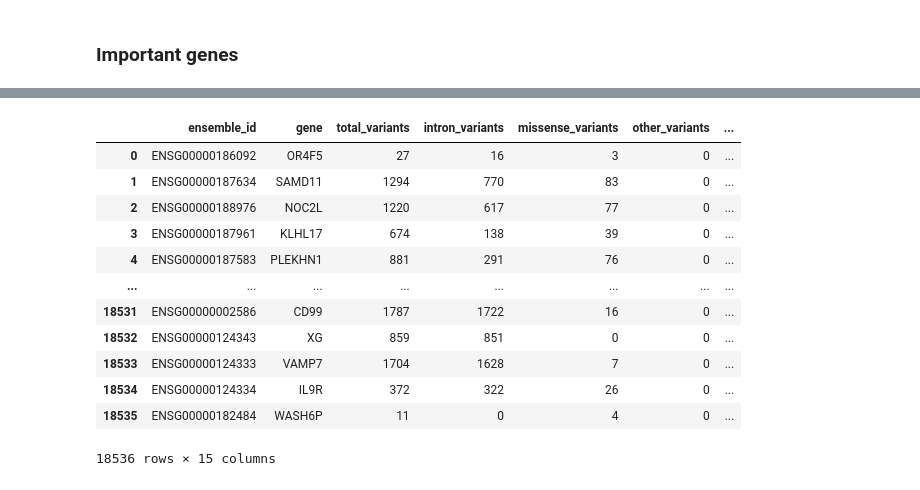
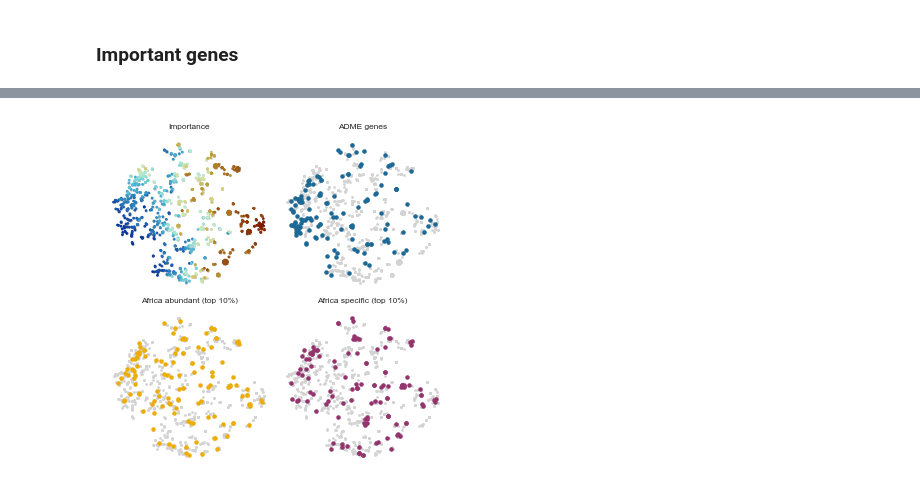
Before and after one commit to ersilia-os/pharmacogx-embeddings, a Jupyter notebook: paper/figure1_topic_modeling.ipynb, the cells around one changed output, grey strips where cells are left out. Cells and saved outputs as stored; diff of their text form; code cells hidden in the pictures.

Commit message:
more plots

```diff
--- a/paper/figure1_topic_modeling.ipynb
+++ b/paper/figure1_topic_modeling.ipynb
@@ -328,16 +317,64 @@ plt.scatter(x, y)
-# %%
-dv
-# %% [output]
-|  | ensemble_id | gene | total_variants | intron_variants | missense_variants | other_variants | ... |
-| 0 | ENSG00000186092 | OR4F5 | 27 | 16 | 3 | 0 | ... |
-| 1 | ENSG00000187634 | SAMD11 | 1294 | 770 | 83 | 0 | ... |
-| 2 | ENSG00000188976 | NOC2L | 1220 | 617 | 77 | 0 | ... |
-| 3 | ENSG00000187961 | KLHL17 | 674 | 138 | 39 | 0 | ... |
-| 4 | ENSG00000187583 | PLEKHN1 | 881 | 291 | 76 | 0 | ... |
-| ... | ... | ... | ... | ... | ... | ... | ... |
-| 18531 | ENSG00000002586 | CD99 | 1787 | 1722 | 16 | 0 | ... |
-| 18532 | ENSG00000124343 | XG | 859 | 851 | 0 | 0 | ... |
-| 18533 | ENSG00000124333 | VAMP7 | 1704 | 1628 | 7 | 0 | ... |
-| 18534 | ENSG00000124334 | IL9R | 372 | 322 | 26 | 0 | ... |
-| 18535 | ENSG00000182484 | WASH6P | 11 | 0 | 4 | 0 | ... |
-18536 rows × 15 columns
+# %%
+import stylia.colors
+
+
+fig, axs = stylia.create_figure(2, 2, width=TWO_COLUMNS_WIDTH*0.5, height=TWO_COLUMNS_WIDTH*0.5)
+
+ax = axs.next()
+x = df["proj_x"]
+y = df["proj_y"]
+ax.scatter(x, y, color=named_colors.gray, s=1)
+z = df["importance"]
+cmap = stylia.colors.colors.ContinuousColorMap()
+cmap.fit(z)
+colors = cmap.transform(z)
+ax.scatter(x, y, color=colors, s=1)
+ax.set_axis_off()
+stylia.label(ax=ax, title="Importance", xlabel="", ylabel="")
+
+ax = axs.next()
+x = df["proj_x"]
+y = df["proj_y"]
+ax.scatter(x, y, color="lightgray", s=1)
+x = df[df["is_adme"] == 1]["proj_x"]
+y = df[df["is_adme"] == 1]["proj_y"]
+ax.scatter(x, y, color=named_colors.blue, s=5)
+ax.set_axis_off()
+stylia.label(ax=ax, title="ADME genes", xlabel="", ylabel="")
+
+ax = axs.next()
+x = df["proj_x"]
+y = df["proj_y"]
+ax.scatter(x, y, color=named_colors.gray, s=1)
+z = df["afr_abundant_variants_perc"]
+cmap = stylia.colors.colors.ContinuousColorMap()
+cmap.fit(z)
+colors = cmap.transform(z)
+idxs = []
+for i, v in enumerate(z):
+    if v > 90:
+        idxs.append(i)
+ax.scatter([x[i] for i in idxs], [y[i] for i in idxs], color=named_colors.yellow, s=5)
+ax.set_axis_off()
+stylia.label(ax=ax, title="Africa abundant (top 10%)", xlabel="", ylabel="")
+
+ax = axs.next()
+x = df["proj_x"]
+y = df["proj_y"]
+ax.scatter(x, y, color=named_colors.gray, s=1)
+z = df["afr_specific_variants_perc"]
+cmap = stylia.colors.colors.ContinuousColorMap()
+cmap.fit(z)
+colors = cmap.transform(z)
+idxs = []
+for i, v in enumerate(z):
+    if v > 90:
+        idxs.append(i)
+ax.scatter([x[i] for i in idxs], [y[i] for i in idxs], color=named_colors.purple, s=5)
+ax.set_axis_off()
+stylia.label(ax=ax, title="Africa specific (top 10%)", xlabel="", ylabel="")
+
+plt.tight_layout()
+stylia.save_figure("assets/signature_genes_map.png")
+# %% [output]
+[figure, added]
```
Also changed, not shown: parts of 2 cells of this notebook, 1 other file.
